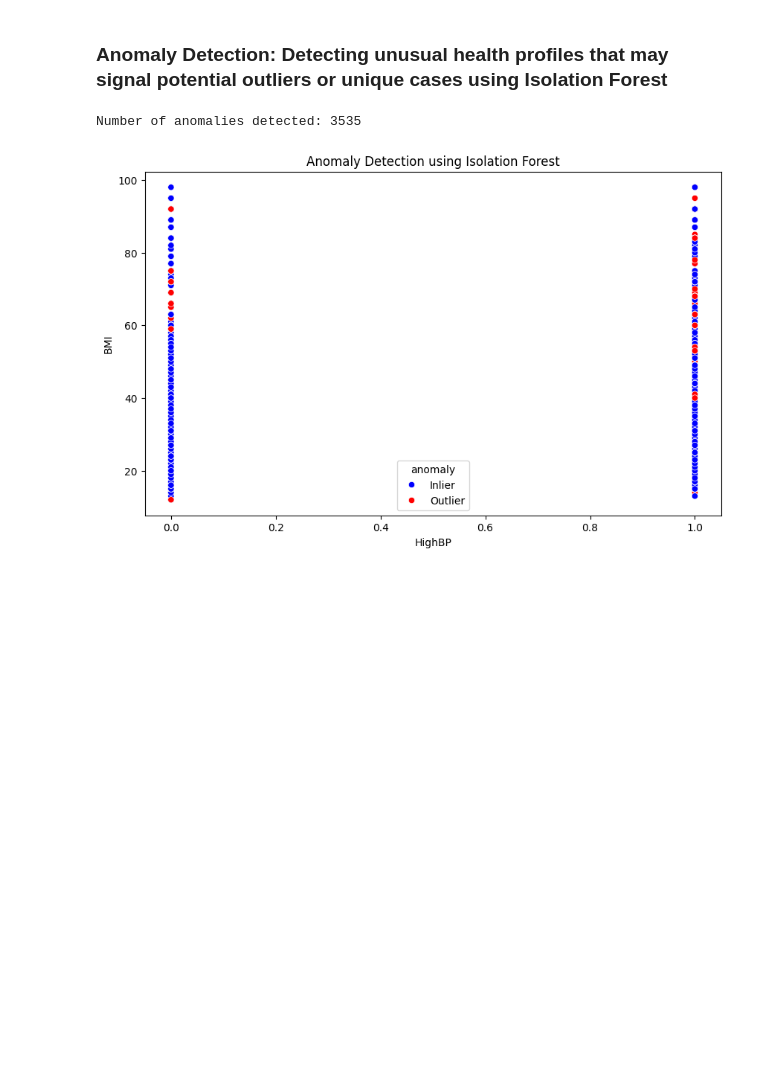
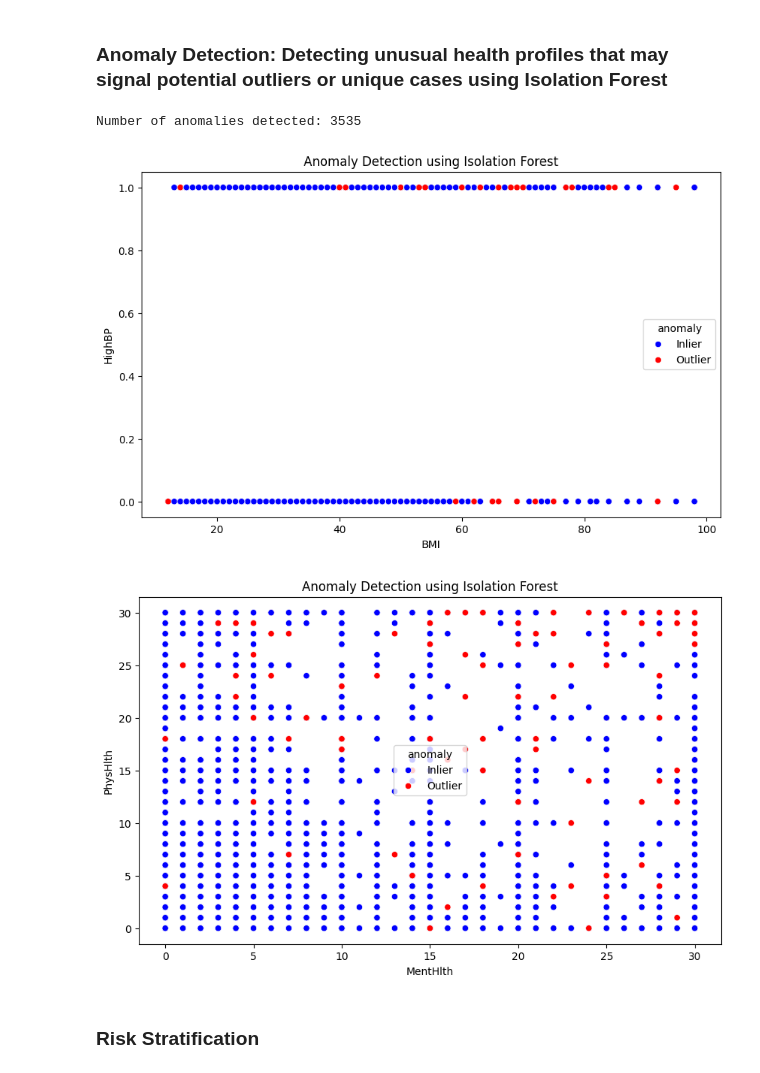
Before and after one commit to TienNguyenMSBA/diabetesindicators, a Jupyter notebook: diabetes-indicator.ipynb, the cells around one changed output. Drawn from its saved outputs; the diff is of its cells as text; code cells hidden in the pictures; blank space fills up the shorter version.

```diff
--- a/diabetes-indicator.ipynb
+++ b/diabetes-indicator.ipynb
@@ -409,8 +409,6 @@ XGBoost Test F1 Score: 75.29%
 # %%
 from sklearn.ensemble import IsolationForest
 from sklearn.preprocessing import StandardScaler
-
-# Example: Assuming `df` is your health dataset with numerical features
 
 mod5 = mod4
 X = df_downsampled[mod5]
@@ -421,34 +419,49 @@ X_scaled = scaler.fit_transform(X)
 
 # Initialize Isolation Forest
 iso_forest = IsolationForest(
     n_estimators=100,          # Number of trees
     max_samples='auto',        # Use all samples or a subset
     contamination=0.05,        # Proportion of outliers in the dataset
     random_state=42,           # For reproducibility
 )
 
 # Fit the model to the scaled data
 iso_forest.fit(X_scaled)
 
 # Predict anomalies
 df_downsampled['anomaly'] = iso_forest.predict(X_scaled)
 
 # Separate outliers and inliers
 outliers = df_downsampled[df_downsampled['anomaly'] == -1]
 inliers = df_downsampled[df_downsampled['anomaly'] == 1]
 
 print(f"Number of anomalies detected: {len(outliers)}")
 
-# Example: Plot two features with anomalies highlighted
+# Plot two features with anomalies highlighted
+# BMI vs HighBP
 plt.figure(figsize=(10, 6))
 sns.scatterplot(
-    x=df['HighBP'],
-    y=df['BMI'],
+    x=df['BMI'],
+    y=df['HighBP'],
     hue=df_downsampled['anomaly'].map({1: 'Inlier', -1: 'Outlier'}),
     palette=['blue', 'red']
 )
 plt.title("Anomaly Detection using Isolation Forest")
 plt.show()
+
+#
+plt.figure(figsize=(10, 6))
+sns.scatterplot(
+    x=df['MentHlth'],
+    y=df['PhysHlth'],
+    hue=df_downsampled['anomaly'].map({1: 'Inlier', -1: 'Outlier'}),
+    palette=['blue', 'red']
+)
+plt.title("Anomaly Detection using Isolation Forest")
+plt.show()
 # %% [output]
 Number of anomalies detected: 3535
-[figure, old version]
+[figure, new version]
+[figure, added]
+# %% [markdown]
+### Risk Stratification
```
Also changed, not shown: parts of 8 cells of this notebook.
